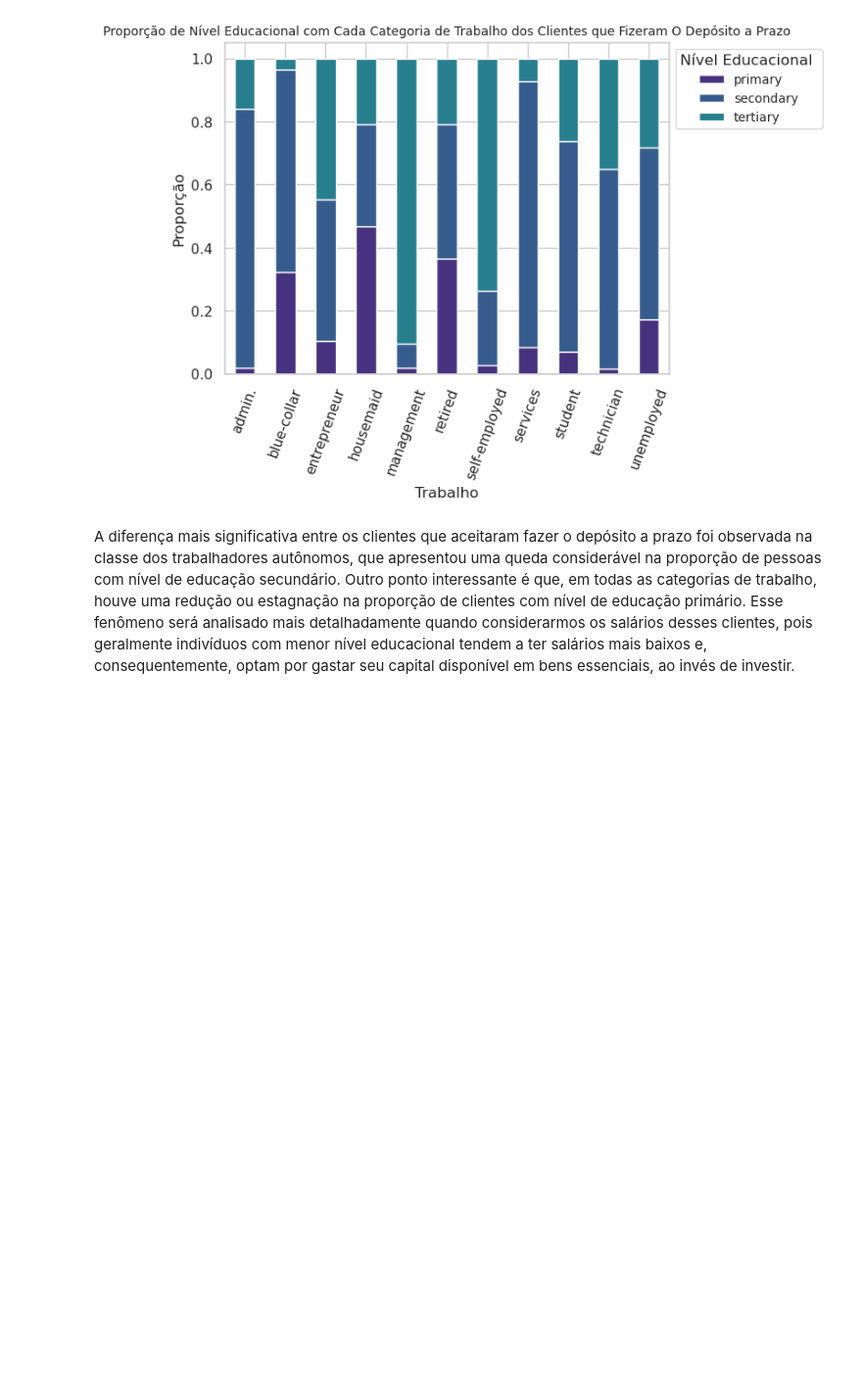
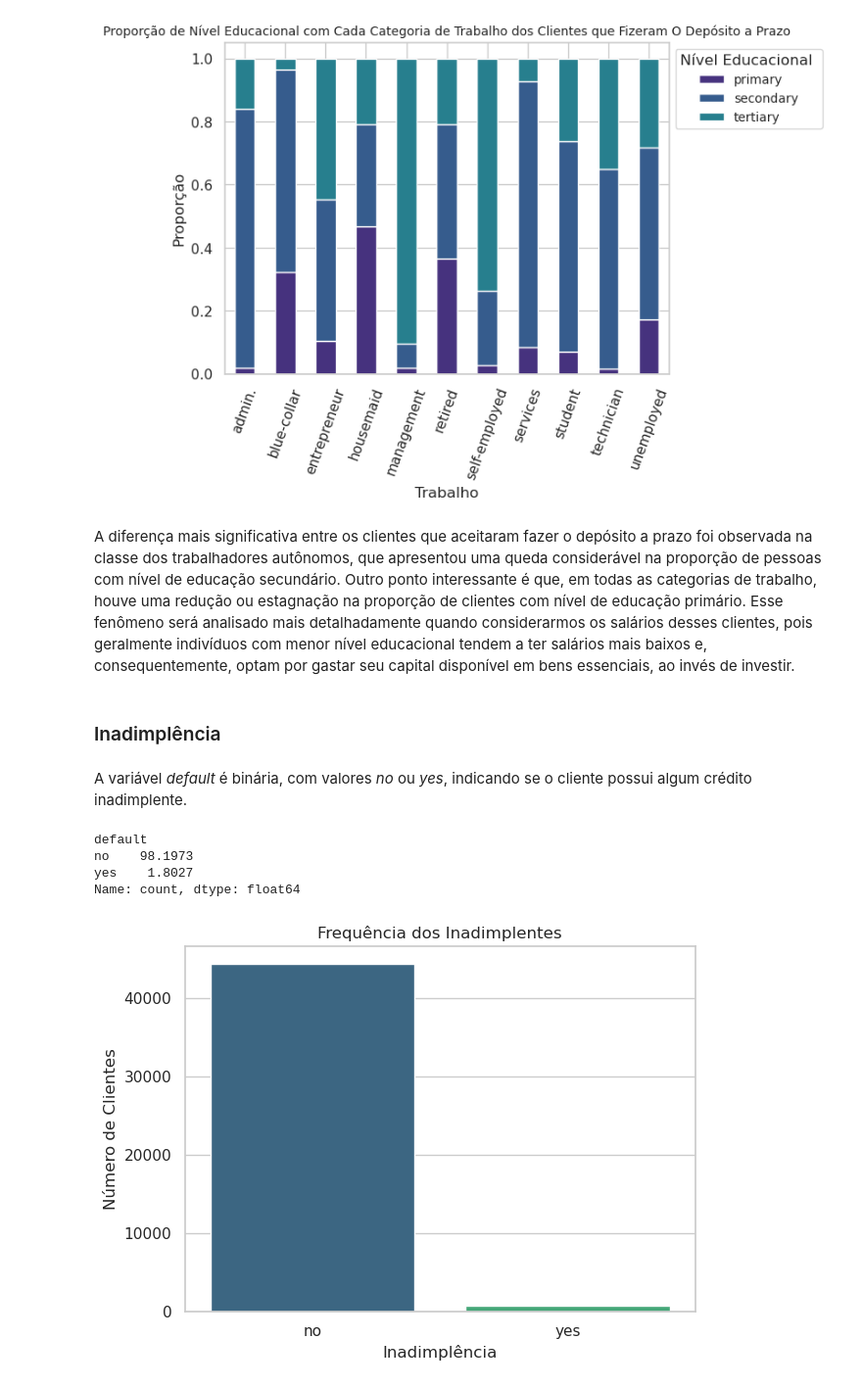
Before and after one commit to gabrieldadcarvalho/machine_learning, a Jupyter notebook: pjt_final/data_understanding.ipynb, the cells around one changed output. Shown at 98% size. Drawn from its saved outputs; the diff is of its cells as text; code cells hidden in the pictures; blank space fills up the shorter version.

```diff
--- a/pjt_final/data_understanding.ipynb
+++ b/pjt_final/data_understanding.ipynb
@@ -499,3 +499,27 @@ plt.show()
 [figure]
 # %% [markdown]
 A diferença mais significativa entre os clientes que aceitaram fazer o depósito a prazo foi observada na classe dos trabalhadores autônomos, que apresentou uma queda considerável na proporção de pessoas com nível de educação secundário. Outro ponto interessante é que, em todas as categorias de trabalho, houve uma redução ou estagnação na proporção de clientes com nível de educação primário. Esse fenômeno será analisado mais detalhadamente quando considerarmos os salários desses clientes, pois geralmente indivíduos com menor nível educacional tendem a ter salários mais baixos e, consequentemente, optam por gastar seu capital disponível em bens essenciais, ao invés de investir.
+# %% [markdown]
+### Inadimplência
+# %% [markdown]
+A variável *default* é binária, com valores *no* ou *yes*, indicando se o cliente possui algum crédito inadimplente.
+# %%
+# Criando uma tabela de frequência
+inadimplencia_counts = X['default'].value_counts().sort_index()
+inadimplencia_percentages = (inadimplencia_counts * 100) / sum(inadimplencia_counts)
+print(inadimplencia_percentages)
+# %% [output]
+default
+no    98.1973
+yes    1.8027
+Name: count, dtype: float64
+# %%
+# Criando um gráfico de frêquencia
+sns.barplot(x=inadimplencia_counts.index, y=inadimplencia_counts.values, palette='viridis')
+plt.title('Frequência dos Inadimplentes')
+plt.xlabel('Inadimplência')
+plt.ylabel('Número de Clientes')
+#plt.xticks(rotation=90)
+plt.tight_layout()
+# %% [output]
+[figure, added]
```
Also changed, not shown: parts of 11 cells of this notebook.
